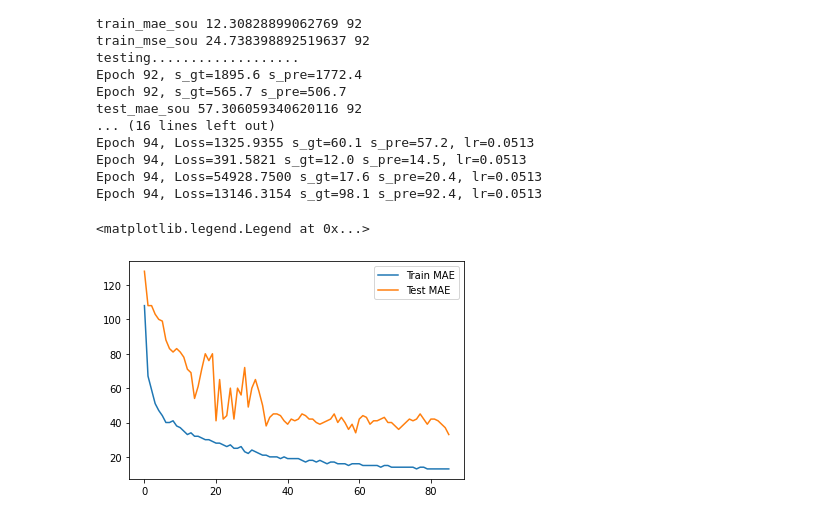
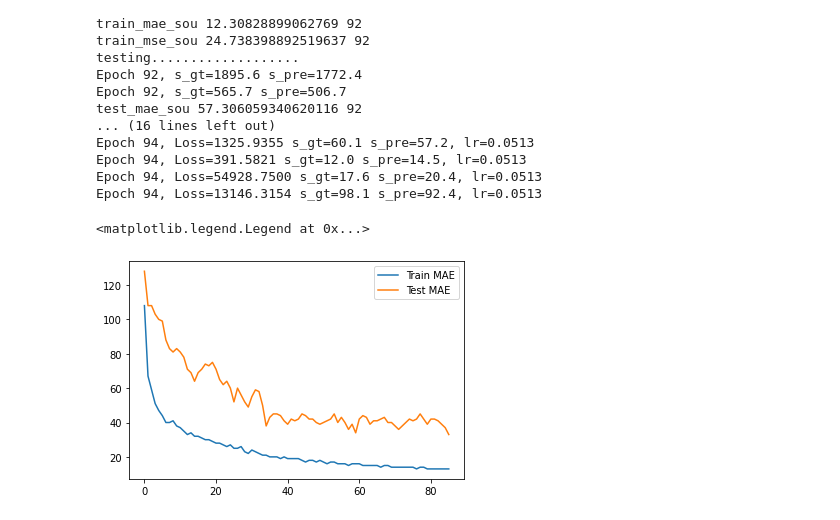
Before and after one commit to rukmals/crowd-monitoring-system-model-development, a Jupyter notebook: load_GCC_gt_as_csv_and_model_train_final.ipynb, the cells around one changed output. Cells and saved outputs as stored; diff of their text form; code cells hidden in the pictures.

```diff
--- a/load_GCC_gt_as_csv_and_model_train_final.ipynb
+++ b/load_GCC_gt_as_csv_and_model_train_final.ipynb
@@ -692,17 +692,17 @@ Epoch 94, Loss=13146.3154 s_gt=98.1 s_pre=92.4, lr=0.0513
 # %%
 import matplotlib.pyplot as plt
 
 
 x1 = [i for i in range(0,86)]
 y1 = [108 ,67]+[59, 51, 47]+[44, 40, 40 , 41,38,37 , 35,33,34,32,32,31,30,30,29,28,28,27,26,27,25,25 , 26 , 23 , 22 , 24, 23,22,21,21  ,20 , 20, 20,19 ,20,19,19,19,19,18,17,18,18,17,18,17,16,17,17,16,16,16,15,16,16,16,15,15,15,15,15,14,15,15,14,14,14,14,14,14,14,13,14,14,13,13,13,13,13,13,13]
-y2 = [128,108]+[108, 103, 100]+[99, 88, 83,81 , 83,81,78,71,69,54 ,61,71,80,76,80,41,65,42,44,60,42, 60, 56 , 72 , 49 , 60, 65,58,50,38 , 43,45 ,45,44,41,39,42,41,42,45,44,42,42,40,39,40,41,42,45,40,43,40,36,39,34,42,44,43,39,41,41,42,43,40,40,38,36,38,40,42,41,42,45,42,39,42,42,41,39,37,33]
+y2 = [128,108]+[108, 103, 100]+[99, 88, 83,81 , 83,81,78,71,69,64,69,71,74,73,75,71,65,62,64,60,52, 60, 56 , 52 , 49 , 55, 59,58,50,38 , 43,45 ,45,44,41,39,42,41,42,45,44,42,42,40,39,40,41,42,45,40,43,40,36,39,34,42,44,43,39,41,41,42,43,40,40,38,36,38,40,42,41,42,45,42,39,42,42,41,39,37,33]
 plt.plot(x1, y1)
 plt.plot(x1, y2)
 
 plt.legend(["Train MAE", "Test MAE"])
 # %% [output]
 <matplotlib.legend.Legend at 0x...>
-[figure, old version]
+[figure, new version]
 # %%
 Epoch 87, Loss=873.5103 s_gt=12.0 s_pre=8.0, lr=0.0545
 Epoch 87, Loss=525.8693 s_gt=6.9 s_pre=10.9, lr=0.0545
```
